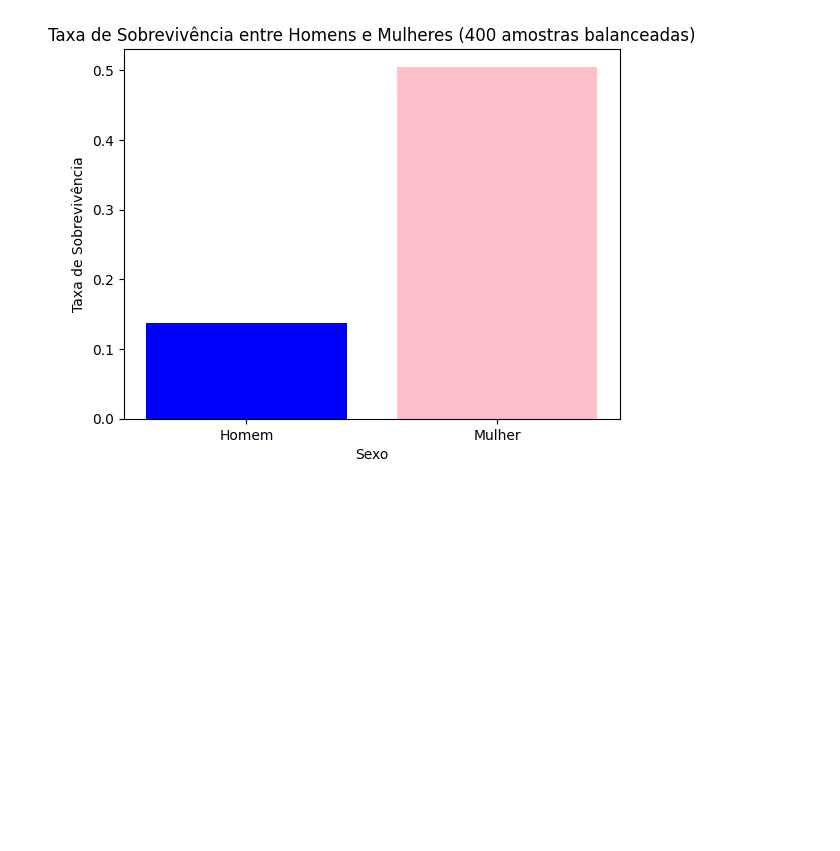
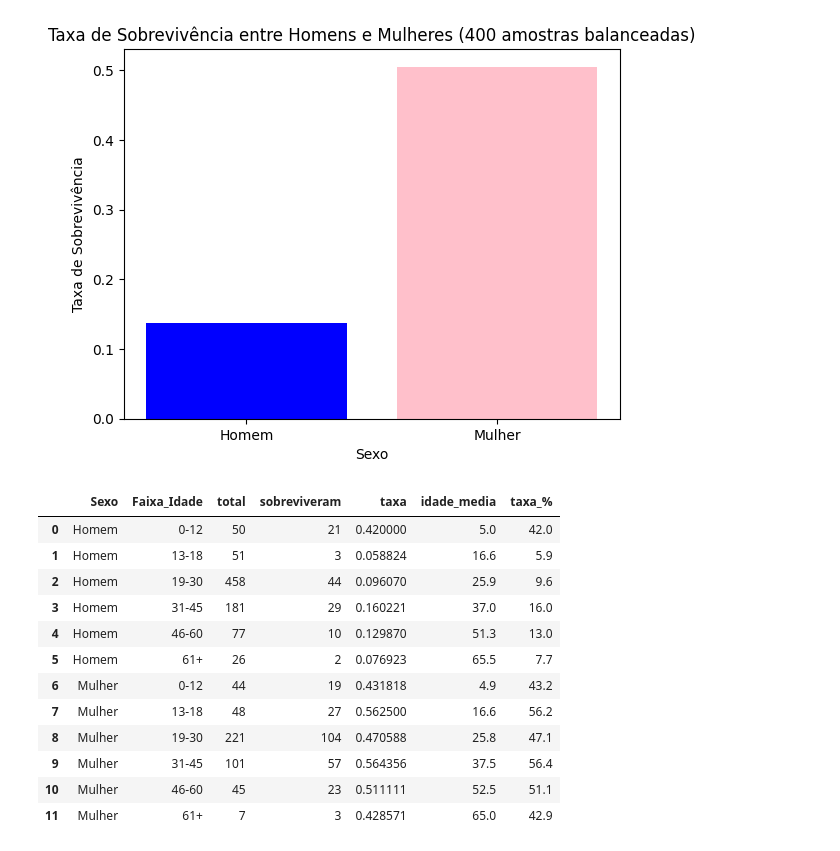
Before and after one commit to Tanus-Henrique/pos_cesar, a Jupyter notebook: aula_2/class_2_exercise.ipynb, the cells around one changed output. Drawn from its saved outputs; the diff is of its cells as text; code cells hidden in the pictures; blank space fills up the shorter version.

```diff
--- a/aula_2/class_2_exercise.ipynb
+++ b/aula_2/class_2_exercise.ipynb
@@ -155,3 +155,50 @@ plt.title('Taxa de Sobrevivência entre Homens e Mulheres (400 amostras balancea
 plt.show()
 # %% [output]
 [figure]
+# %%
+dados = df.copy()
+
+dados['Age'] = pd.to_numeric(dados['Age'], errors='coerce')
+dados['2urvived'] = pd.to_numeric(dados['2urvived'], errors='coerce')
+
+dados = dados.dropna(subset=['Age', '2urvived'])
+
+dados['Sexo'] = dados['Sex'].map({
+    0: 'Homem',
+    1: 'Mulher'
+})
+
+faixas = [0, 12, 18, 30, 45, 60, 100]
+nomes_faixas = ['0-12', '13-18', '19-30', '31-45', '46-60', '61+']
+
+dados['Faixa_Idade'] = pd.cut(dados['Age'],bins=faixas,labels=nomes_faixas,include_lowest=True)
+
+resumo_idade = (
+    dados.groupby(['Sexo', 'Faixa_Idade'], observed=True)
+    .agg(
+        total=('2urvived', 'count'),
+        sobreviveram=('2urvived', 'sum'),
+        taxa=('2urvived', 'mean'),
+        idade_media=('Age', 'mean')
+    )
+    .reset_index()
+)
+
+resumo_idade['taxa_%'] = (resumo_idade['taxa'] * 100).round(1)
+resumo_idade['idade_media'] = resumo_idade['idade_media'].round(1)
+
+resumo_idade
+# %% [output]
+|  | Sexo | Faixa_Idade | total | sobreviveram | taxa | idade_media | taxa_% |
+| 0 | Homem | 0-12 | 50 | 21 | 0.420000 | 5.0 | 42.0 |
+| 1 | Homem | 13-18 | 51 | 3 | 0.058824 | 16.6 | 5.9 |
+| 2 | Homem | 19-30 | 458 | 44 | 0.096070 | 25.9 | 9.6 |
+| 3 | Homem | 31-45 | 181 | 29 | 0.160221 | 37.0 | 16.0 |
+| 4 | Homem | 46-60 | 77 | 10 | 0.129870 | 51.3 | 13.0 |
+| 5 | Homem | 61+ | 26 | 2 | 0.076923 | 65.5 | 7.7 |
+| 6 | Mulher | 0-12 | 44 | 19 | 0.431818 | 4.9 | 43.2 |
+| 7 | Mulher | 13-18 | 48 | 27 | 0.562500 | 16.6 | 56.2 |
+| 8 | Mulher | 19-30 | 221 | 104 | 0.470588 | 25.8 | 47.1 |
+| 9 | Mulher | 31-45 | 101 | 57 | 0.564356 | 37.5 | 56.4 |
+| 10 | Mulher | 46-60 | 45 | 23 | 0.511111 | 52.5 | 51.1 |
+| 11 | Mulher | 61+ | 7 | 3 | 0.428571 | 65.0 | 42.9 |
```
Also changed, not shown: parts of 1 cell of this notebook.
